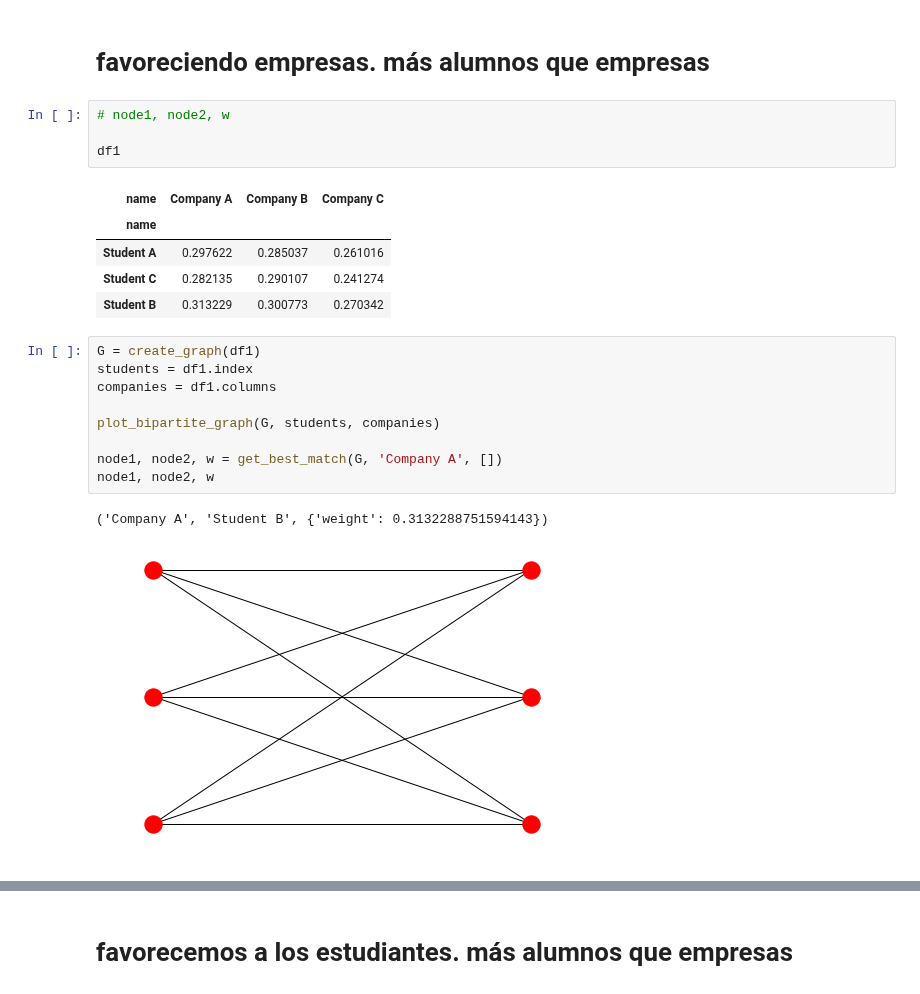
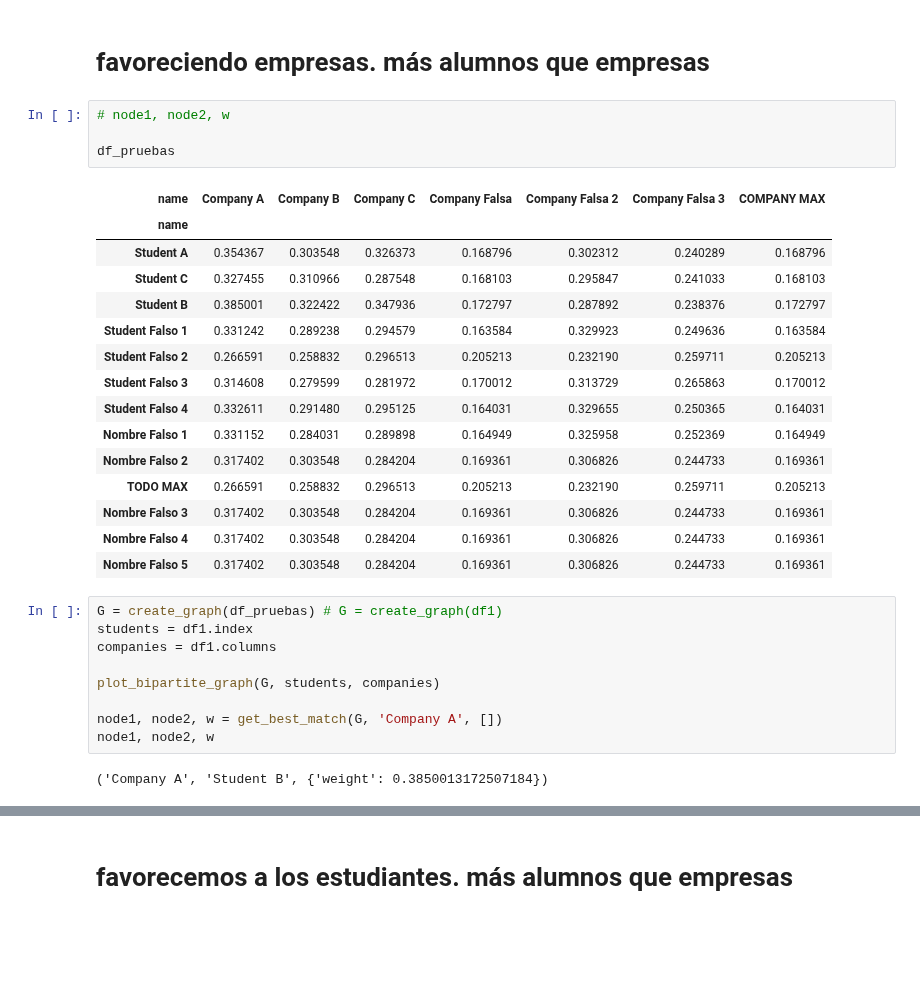
Before and after one commit to albertogcmr/hiring-week-IH-tinder-matching, a Jupyter notebook: matching.ipynb, the cells around one changed output, grey strips where cells are left out. Cells and saved outputs as stored; diff of their text form; blank space fills up the shorter version.

```diff
--- a/matching.ipynb
+++ b/matching.ipynb
@@ -457,15 +553,25 @@ def get_best_match(G, node, used):
 # %%
 # node1, node2, w
 
-df1
+df_pruebas
 # %% [output]
-| name | Company A | Company B | Company C |
-| name |  |  |  |
-| Student A | 0.297622 | 0.285037 | 0.261016 |
-| Student C | 0.282135 | 0.290107 | 0.241274 |
-| Student B | 0.313229 | 0.300773 | 0.270342 |
+| name | Company A | Company B | Company C | Company Falsa | Company Falsa 2 | Company Falsa 3 | COMPANY MAX |
+| name |  |  |  |  |  |  |  |
+| Student A | 0.354367 | 0.303548 | 0.326373 | 0.168796 | 0.302312 | 0.240289 | 0.168796 |
+| Student C | 0.327455 | 0.310966 | 0.287548 | 0.168103 | 0.295847 | 0.241033 | 0.168103 |
+| Student B | 0.385001 | 0.322422 | 0.347936 | 0.172797 | 0.287892 | 0.238376 | 0.172797 |
+| Student Falso 1 | 0.331242 | 0.289238 | 0.294579 | 0.163584 | 0.329923 | 0.249636 | 0.163584 |
+| Student Falso 2 | 0.266591 | 0.258832 | 0.296513 | 0.205213 | 0.232190 | 0.259711 | 0.205213 |
+| Student Falso 3 | 0.314608 | 0.279599 | 0.281972 | 0.170012 | 0.313729 | 0.265863 | 0.170012 |
+| Student Falso 4 | 0.332611 | 0.291480 | 0.295125 | 0.164031 | 0.329655 | 0.250365 | 0.164031 |
+| Nombre Falso 1 | 0.331152 | 0.284031 | 0.289898 | 0.164949 | 0.325958 | 0.252369 | 0.164949 |
+| Nombre Falso 2 | 0.317402 | 0.303548 | 0.284204 | 0.169361 | 0.306826 | 0.244733 | 0.169361 |
+| TODO MAX | 0.266591 | 0.258832 | 0.296513 | 0.205213 | 0.232190 | 0.259711 | 0.205213 |
+| Nombre Falso 3 | 0.317402 | 0.303548 | 0.284204 | 0.169361 | 0.306826 | 0.244733 | 0.169361 |
+| Nombre Falso 4 | 0.317402 | 0.303548 | 0.284204 | 0.169361 | 0.306826 | 0.244733 | 0.169361 |
+| Nombre Falso 5 | 0.317402 | 0.303548 | 0.284204 | 0.169361 | 0.306826 | 0.244733 | 0.169361 |
 # %%
-G = create_graph(df1)
+G = create_graph(df_pruebas) # G = create_graph(df1)
 students = df1.index
 companies = df1.columns
 
@@ -474,8 +580,7 @@ plot_bipartite_graph(G, students, companies)
 node1, node2, w = get_best_match(G, 'Company A', [])
 node1, node2, w
 # %% [output]
-('Company A', 'Student B', {'weight': 0.3132288751594143})
+('Company A', 'Student B', {'weight': 0.3850013172507184})
-[figure, removed]
 # %%
 companies
 # %% [output]
```
Also changed, not shown: parts of 13 cells of this notebook, 5 other files.
